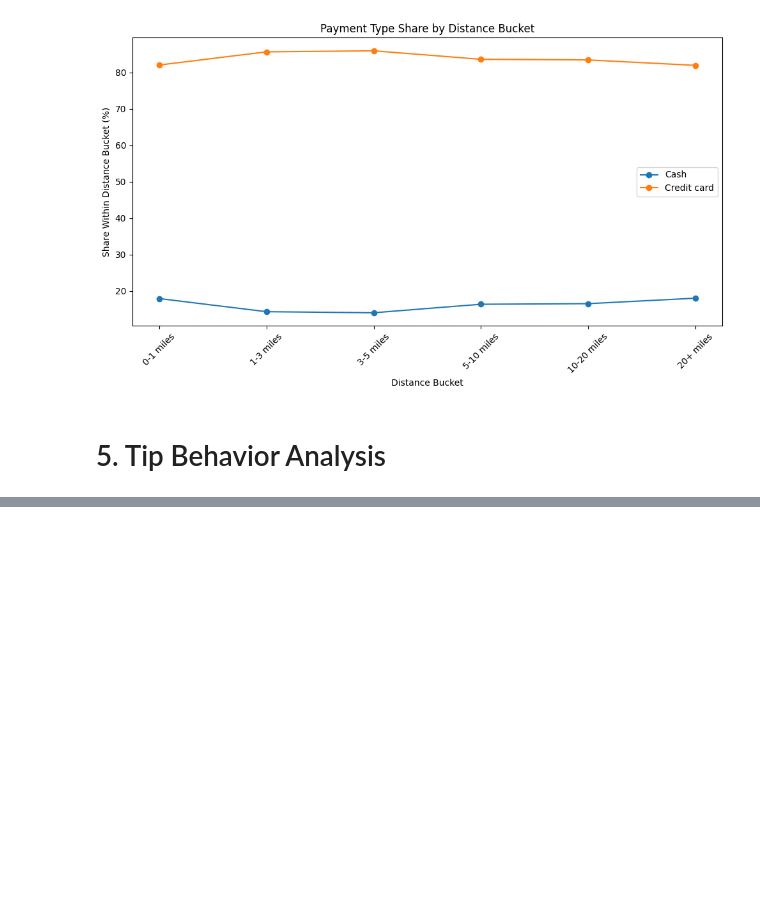
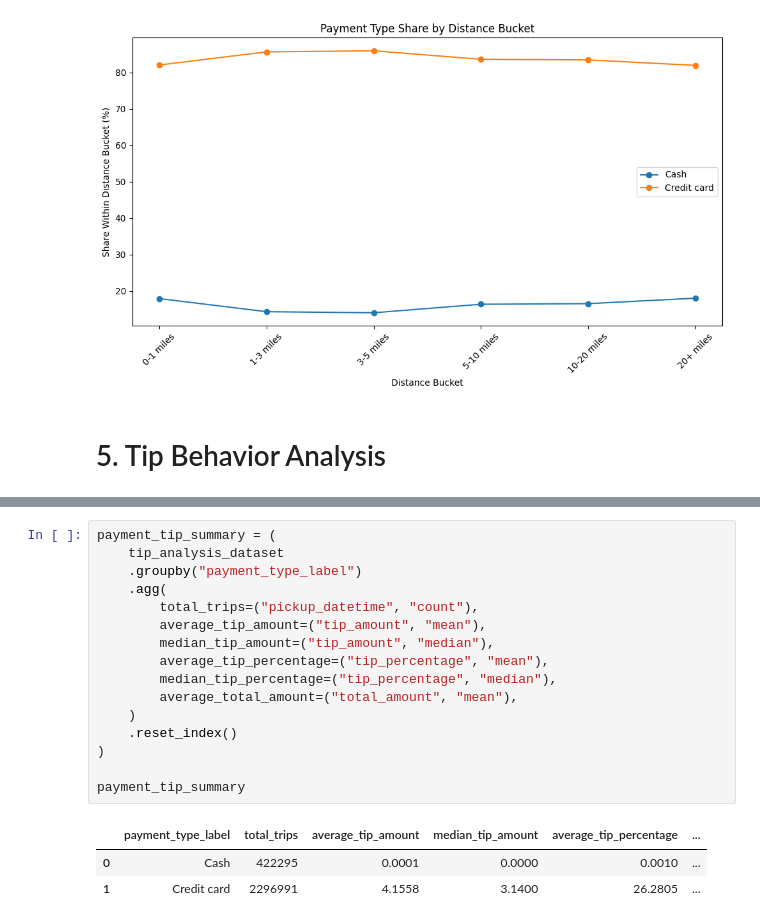
Before and after one commit to angelonels/NYCTaxiTripAnalytics, a Jupyter notebook: notebooks/04_statistical_analysis.ipynb, the cells around one changed output, grey strips where cells are left out. Saved outputs shown, nothing was run; the diff lists cells and outputs as text; blank space fills up the shorter version.

Commit message:
Perform significance testing for tip percentages

```diff
--- a/notebooks/04_statistical_analysis.ipynb
+++ b/notebooks/04_statistical_analysis.ipynb
@@ -590,3 +590,23 @@ tip_test_results
 # %% [output]
 |  | comparison | credit_card_average_tip_percentage | cash_average_tip_percentage | mean_difference_credit_minus_cash | t_statistic | ... |
 | 0 | Credit card vs Cash | 25.5105 | 0.0005 | 25.5100 | 852.2940 | ... |
+# %%
+payment_tip_summary = (
+    tip_analysis_dataset
+    .groupby("payment_type_label")
+    .agg(
+        total_trips=("pickup_datetime", "count"),
+        average_tip_amount=("tip_amount", "mean"),
+        median_tip_amount=("tip_amount", "median"),
+        average_tip_percentage=("tip_percentage", "mean"),
+        median_tip_percentage=("tip_percentage", "median"),
+        average_total_amount=("total_amount", "mean"),
+    )
+    .reset_index()
+)
+
+payment_tip_summary
+# %% [output]
+|  | payment_type_label | total_trips | average_tip_amount | median_tip_amount | average_tip_percentage | ... |
+| 0 | Cash | 422295 | 0.0001 | 0.0000 | 0.0010 | ... |
+| 1 | Credit card | 2296991 | 4.1558 | 3.1400 | 26.2805 | ... |
```
